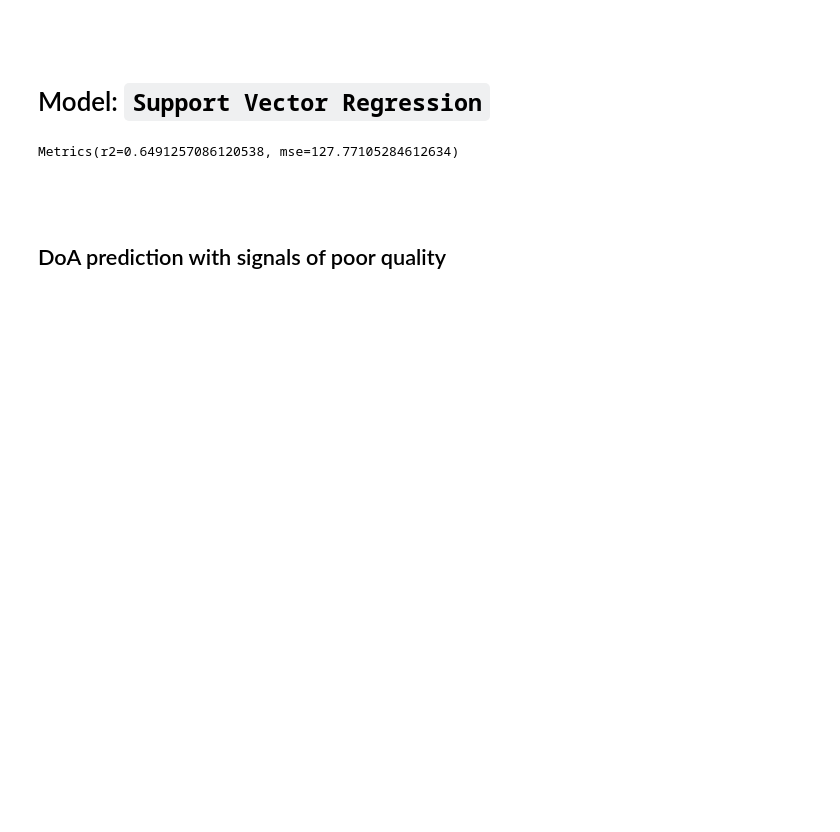
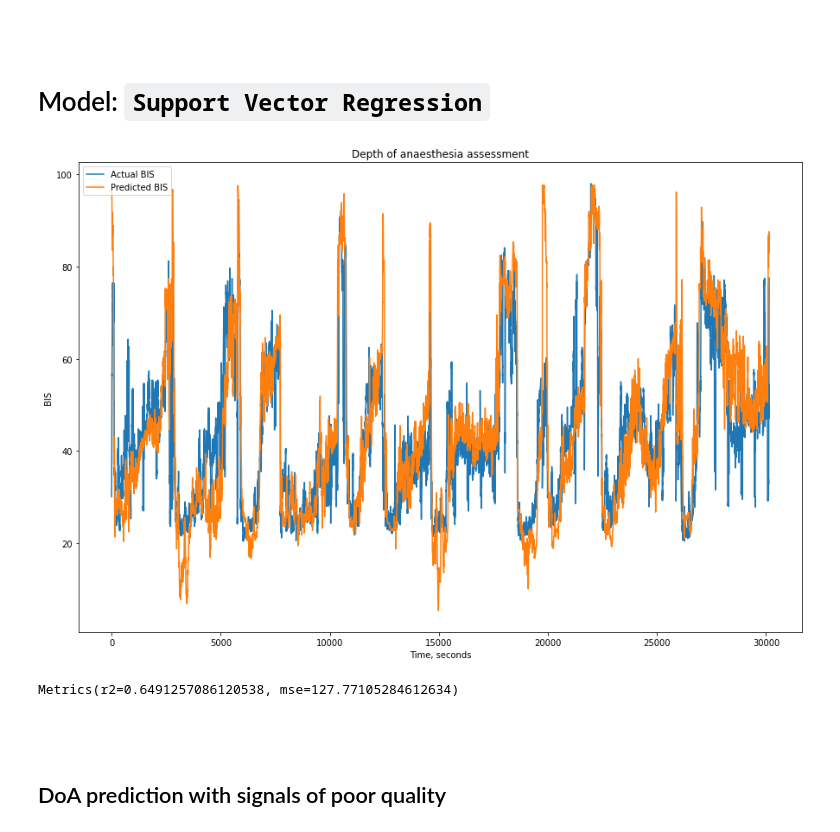
Before and after one commit to RashidCodes/EEG-Analysis, a Jupyter notebook: Research Methodology.ipynb, the cells around one changed output. Saved outputs shown, nothing was run; the diff lists cells and outputs as text; code cells hidden in the pictures; blank space fills up the shorter version.

Commit message:
Added a plot of the Actual and Predicted BIS

```diff
--- a/Research Methodology.ipynb
+++ b/Research Methodology.ipynb
@@ -228,7 +230,7 @@ class model:
 
 
     # Predict for training or test set
-    def predict(self, test_data, features, include_sqi=False, visualize_scatter=False, visualize_line=False, show_residual=False, save=False, x_lims=None):
+    def predict(self, test_data, features, include_sqi=False, visualize_scatter=False, visualize_line=False, evaluate=False, save=False, x_lims=None):
 
         if self.my_model == None:
             raise Exception("Call the fit() method to train a model")
@@ -345,14 +347,15 @@ class model:
 
 
 
-        if show_residual == True:
+        if evaluate == True:
             # Residual plot
             figure = plt.figure(figsize=(15, 10))
-            plt.scatter(y_pred, y_pred - y, c='royalblue', marker='o',  edgecolor='white')
-            plt.ylabel("Residuals")
-            plt.xlabel("Predicted Values")
-            plt.hlines(y=0, xmin=xmin, xmax=xmax, color='black', lw=2)
-            plt.xlim([xmin, xmax])
+            plt.plot(y_pred, label='Actual BIS')
+            plt.plot(y, label="Predicted BIS")
+            plt.ylabel("BIS")
+            plt.xlabel("Time, seconds")
+            plt.legend(loc='upper left')
+            plt.title("Depth of anaesthesia assessment")
             plt.show()
 
 
@@ -372,9 +375,10 @@ test_features_B = ['SampenCD_2D', 'Petrosian_CD_3D', 'SampenCA_4DS', 'Katz_cA_4'
 # %%
 # Chosen Model
 svr_B = model('svr', training_df)
 svr_B.fit(test_features_B)
-svr_B.predict(training_df, test_features_B, visualize_scatter=False)
+svr_B.predict(training_df, test_features_B, visualize_scatter=False, evaluate=True)
 # %% [output]
+[figure, added]
 Metrics(r2=0.6491257086120538, mse=127.77105284612634)
 # %% [markdown]
 <br/>
```
Also changed, not shown: parts of 1 cell of this notebook.
